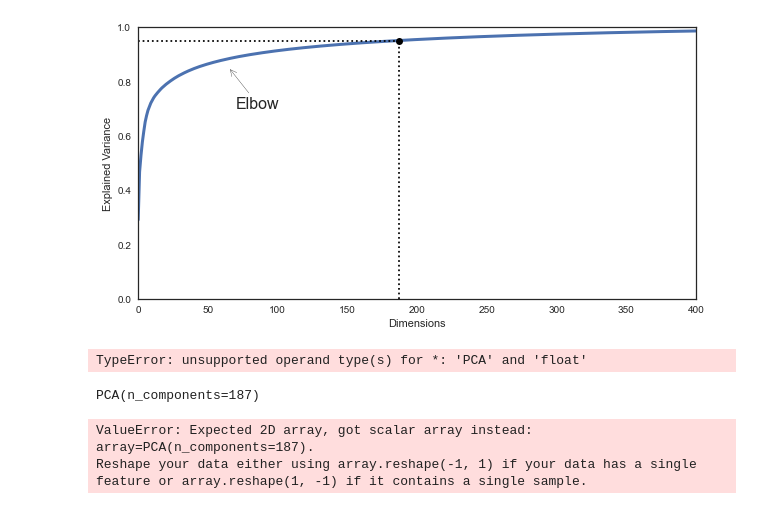
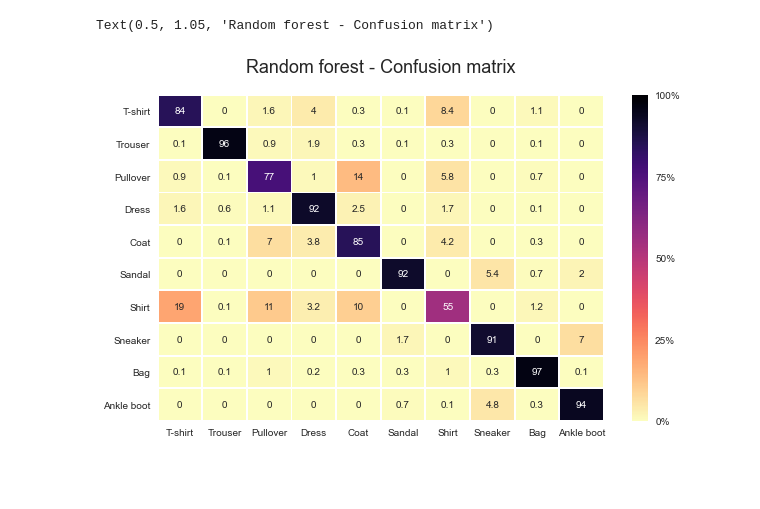
Before and after one commit to noamya-sh/Final-project-SemesterB, a Jupyter notebook: Fashion-Mnist.ipynb, the cells around one changed output. Drawn from its saved outputs; the diff is of its cells as text; code cells hidden in the pictures; blank space fills up the shorter version.

```diff
--- a/Fashion-Mnist.ipynb
+++ b/Fashion-Mnist.ipynb
@@ -75,35 +58,7 @@ d
-# %%
-plt.figure(figsize=(10,5))
-plt.plot(cumsum, linewidth=3)
-plt.axis([0, 400, 0, 1])
-plt.xlabel("Dimensions")
-plt.ylabel("Explained Variance")
-plt.plot([d, d], [0, 0.95], "k:")
-plt.plot([0, d], [0.95, 0.95], "k:")
-plt.plot(d, 0.95, "ko")
-plt.annotate("Elbow", xy=(65, 0.85), xytext=(70, 0.7),
-             arrowprops=dict(arrowstyle="->"), fontsize=16)
-#plt.grid(True)
-
-plt.show()
-# %% [output]
-[figure, removed]
-# %%
-pca = PCA(n_components=187)
-x_train_red=pca.fit(x_train)
-x_recovered = pca.inverse_transform(x_train_red)
-# %% [output]
-TypeError: unsupported operand type(s) for *: 'PCA' and 'float'
-# %%
-x_train_red
-# %% [output]
-PCA(n_components=187)
-# %%
-from sklearn.neighbors import KNeighborsClassifier
-knn=KNeighborsClassifier()
-knn.fit(x_train_red, y_train)
-knnpred = knn.predict(x_test)
-# %% [output]
-ValueError: Expected 2D array, got scalar array instead:
-array=PCA(n_components=187).
-Reshape your data either using array.reshape(-1, 1) if your data has a single feature or array.reshape(1, -1) if it contains a single sample.
+# %%
+x_train = np.array(df_tr.iloc[:,1:])
+y_train = np.array(df_tr.iloc[:,0])
+x_test = np.array(df_te.iloc[:,1:])
+y_test = np.array(df_te.iloc[:,0])
+x_train = x_train/255.0
+x_test = x_test/255.0
@@ -110,3 +70,13 @@ Reshape your data either using array.reshape(-1, 1) if your data has a single fe
 # %%
 from sklearn.metrics import classification_report, confusion_matrix
 df_cm=confusion_matrix(y_test, rfpred,normalize='true')
+# %%
+plt.figure(figsize = (10,6))
+sns.heatmap(df_cm*100, annot=True,xticklabels=class_names,yticklabels=class_names ,linewidths=.9,cmap="magma_r",
+           cbar_kws={'format': '%.0f%%', 'ticks': [0, 25,50,75,100]},
+            vmax=100,vmin=0)
+sns.set(font_scale=1.4)
+plt.title('Random forest - Confusion matrix', fontsize = 18, y = 1.05)
+# %% [output]
+Text(0.5, 1.05, 'Random forest - Confusion matrix')
+[figure, added]
```
Also changed, not shown: parts of 22 cells of this notebook.
